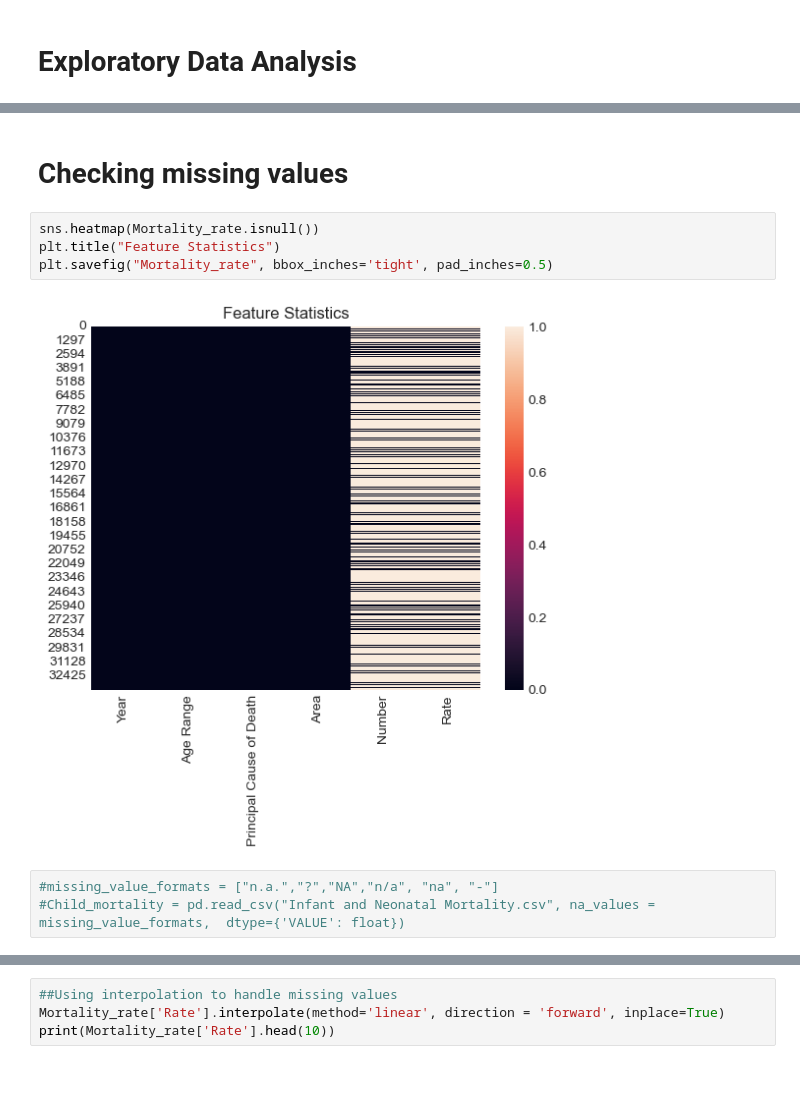
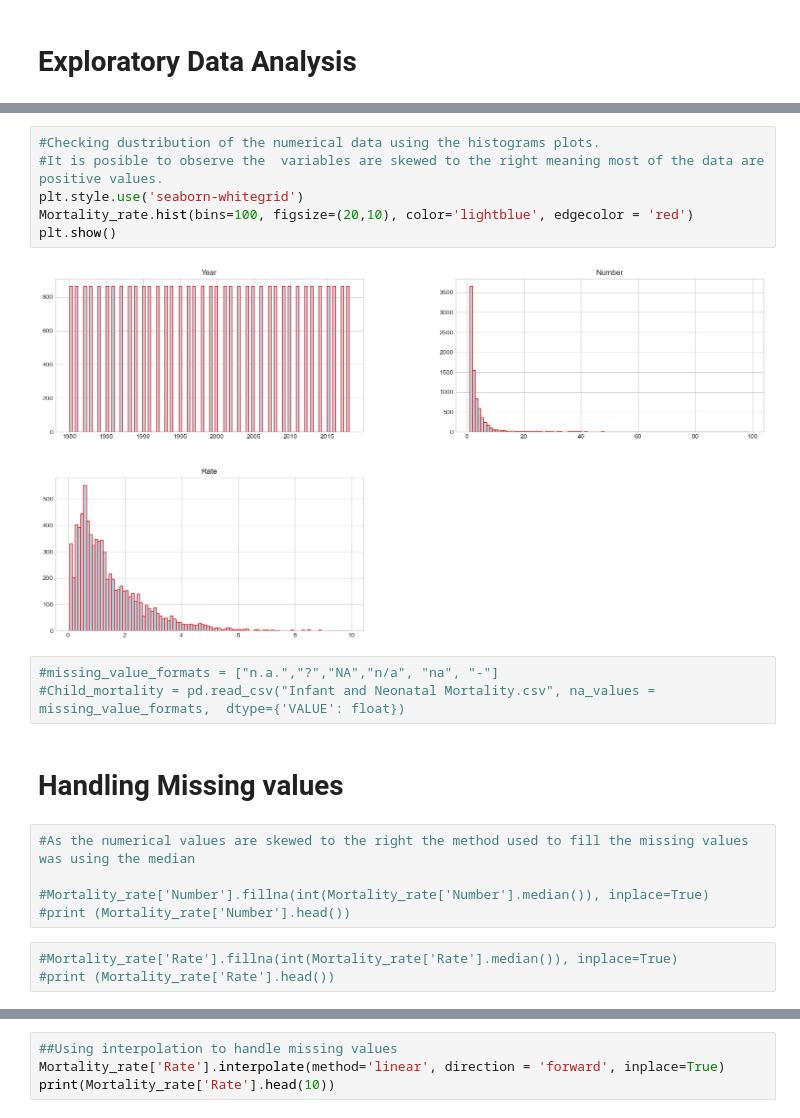
Before and after one commit to Paolacrir/CA1, a Jupyter notebook: Infant and Neonatal Mortality.ipynb, the cells around one changed output, grey strips where cells are left out. Drawn from its saved outputs; the diff is of its cells as text; blank space fills up the shorter version.

```diff
--- a/Infant and Neonatal Mortality.ipynb
+++ b/Infant and Neonatal Mortality.ipynb
@@ -174,12 +207,22 @@ sns.pairplot(Mortality_rate)
-# %% [markdown]
-# Checking missing values
-# %%
-sns.heatmap(Mortality_rate.isnull())
-plt.title("Feature Statistics")
-plt.savefig("Mortality_rate", bbox_inches='tight', pad_inches=0.5)
-# %% [output]
-[figure, removed]
+# %%
+#Checking dustribution of the numerical data using the histograms plots.
+#It is posible to observe the  variables are skewed to the right meaning most of the data are positive values.
+plt.style.use('seaborn-whitegrid')
+Mortality_rate.hist(bins=100, figsize=(20,10), color='lightblue', edgecolor = 'red')
+plt.show()
+# %% [output]
+[figure, added]
 # %%
 #missing_value_formats = ["n.a.","?","NA","n/a", "na", "-"]
 #Child_mortality = pd.read_csv("Infant and Neonatal Mortality.csv", na_values = missing_value_formats,  dtype={'VALUE': float})
+# %% [markdown]
+# Handling Missing values
+# %%
+#As the numerical values are skewed to the right the method used to fill the missing values was using the median
+
+#Mortality_rate['Number'].fillna(int(Mortality_rate['Number'].median()), inplace=True)
+#print (Mortality_rate['Number'].head())
+# %%
+#Mortality_rate['Rate'].fillna(int(Mortality_rate['Rate'].median()), inplace=True)
+#print (Mortality_rate['Rate'].head())
 # %%
```
Also changed, not shown: parts of 65 cells of this notebook.
